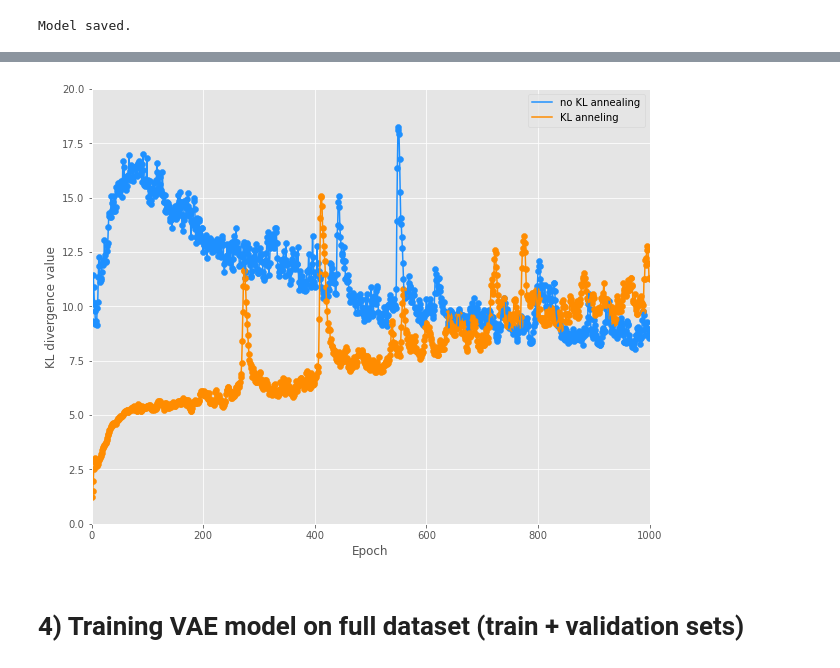
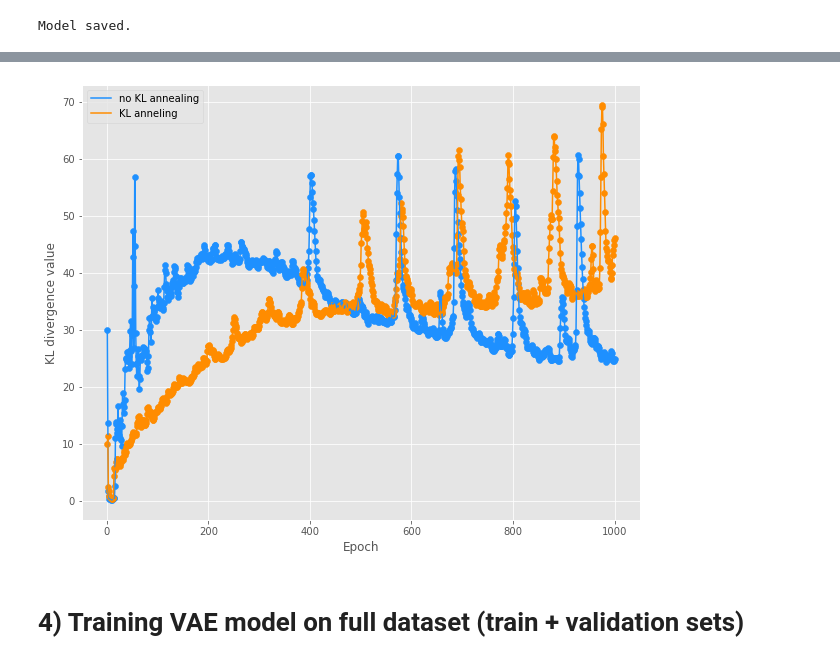
Before and after one commit to stacyshcherbakova/genome-minimiser, a Jupyter notebook: main.ipynb, the cells around one changed output, grey strips where cells are left out. Drawn from its saved outputs; the diff is of its cells as text; code cells hidden in the pictures.

```diff
--- a/main.ipynb
+++ b/main.ipynb
@@ -445,8 +447,8 @@ for epoch in range(num_epochs):
     train_loss_vals1.append(loss.item())
     train_loss_vals2.append(loss2.item())
 
-    kl_divergences_no_beta.append(epoch_kl_divergence / len(train_loader.dataset))
-    kl_divergences_beta.append(epoch_kl_divergence_beta / len(train_loader.dataset))
+    kl_divergences_no_beta.append(epoch_kl_divergence / len(single_sample_loader.dataset))
+    kl_divergences_beta.append(epoch_kl_divergence_beta / len(single_sample_loader.dataset))
 
 print(f"Final Loss after {num_epochs} epochs: {loss.item()}")
 # %% [output]
@@ -563,8 +570,8 @@ for epoch in range(num_epochs):
     train_loss_vals1.append(loss.item())
     train_loss_vals2.append(loss2.item())
 
-    kl_divergences_no_beta.append(epoch_kl_divergence / len(train_loader.dataset))
-    kl_divergences_beta.append(epoch_kl_divergence_beta / len(train_loader.dataset))
+    kl_divergences_no_beta.append(epoch_kl_divergence / len(single_sample_loader.dataset))
+    kl_divergences_beta.append(epoch_kl_divergence_beta / len(single_sample_loader.dataset))
 
 print(f"Final Loss after {num_epochs} epochs: {loss.item()}")
 # %% [output]
@@ -664,8 +671,8 @@ for epoch in range(num_epochs):
     train_loss_vals1.append(loss.item())
     # train_loss_vals2.append(loss2.item())
 
-    kl_divergences_no_beta.append(epoch_kl_divergence / len(train_loader.dataset))
-    # kl_divergences_beta.append(epoch_kl_divergence_beta / len(train_loader.dataset))
+    kl_divergences_no_beta.append(epoch_kl_divergence / len(small_loader.dataset))
+    # kl_divergences_beta.append(epoch_kl_divergence_beta / len(small_loader.dataset))
 
 print(f"Final Loss after {num_epochs} epochs: {loss.item()}")
 # %% [output]
@@ -767,8 +776,8 @@ for epoch in range(num_epochs):
     # train_loss_vals1.append(loss.item())
     train_loss_vals2.append(loss2.item())
 
-    # kl_divergences_no_beta.append(epoch_kl_divergence / len(train_loader.dataset))
-    kl_divergences_beta.append(epoch_kl_divergence_beta / len(train_loader.dataset))
+    # kl_divergences_no_beta.append(epoch_kl_divergence / len(small_loader.dataset))
+    kl_divergences_beta.append(epoch_kl_divergence_beta / len(small_loader.dataset))
 
 print(f"Final Loss after {num_epochs} epochs: {loss2.item()}")
 # %% [output]
@@ -810,18 +819,18 @@ No handles with labels found to put in legend.
 # %%
 plt.figure(figsize=(10,8))
 plt.scatter(epochs, kl_divergences_no_beta, color='dodgerblue')
 plt.plot(epochs, kl_divergences_no_beta, label = 'no KL annealing', color='dodgerblue')
 plt.scatter(epochs, kl_divergences_beta, color='darkorange')
 plt.plot(epochs, kl_divergences_beta, label = 'KL anneling', color='darkorange')
-plt.xlim(0, 1000)
-plt.ylim(0, 20)
+# plt.xlim(0, 1000)
+# plt.ylim(0, 20)
 plt.xlabel('Epoch')
 plt.ylabel('KL divergence value')
 plt.legend()
-plt.savefig("kl_divergence_comparison_1_2.pdf", format="pdf", bbox_inches="tight")
+plt.savefig("kl_divergence_comparison_1_2_100.pdf", format="pdf", bbox_inches="tight")
 plt.show()
 # %% [output]
-[figure, old version]
+[figure, new version]
 # %% [markdown]
 # 4) Training VAE model on full dataset (train + validation sets)
 # %% [markdown]
```
Also changed, not shown: parts of 52 cells of this notebook, 59 other files.
